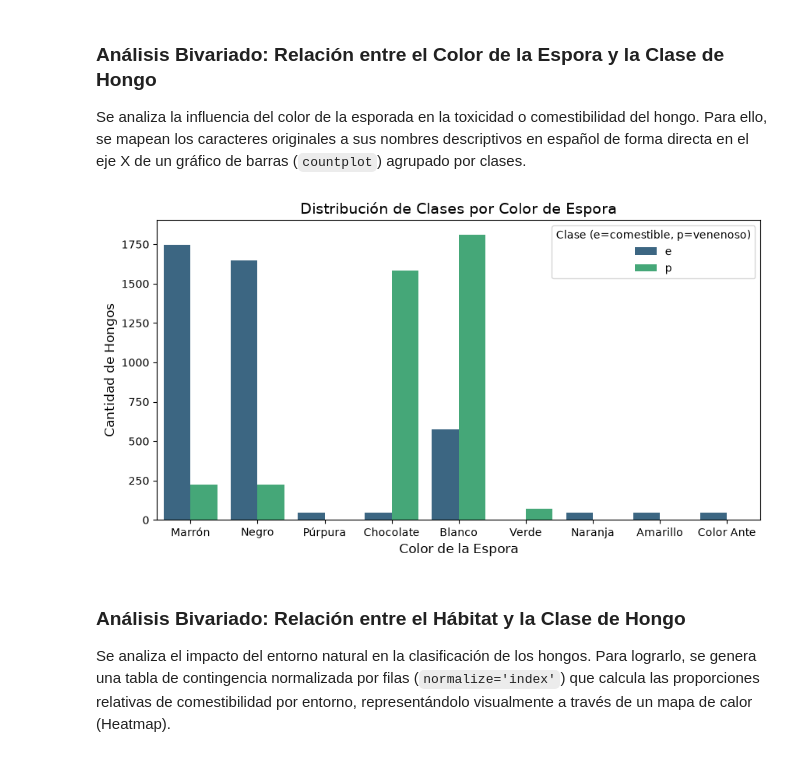
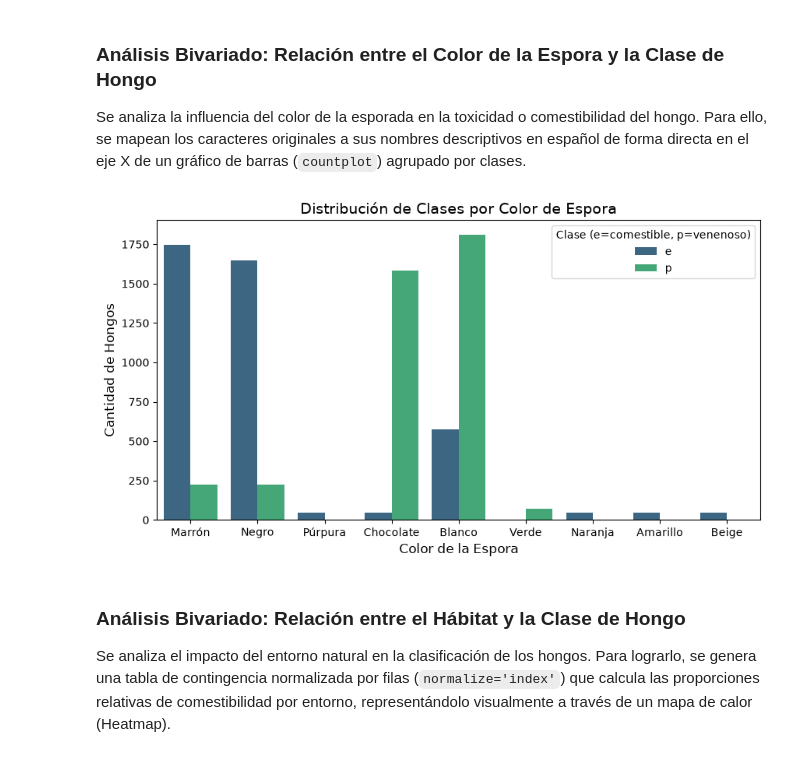
Before and after one commit to Bootcamp-DA-P2/DA-project-classification-Grupo-1, a Jupyter notebook: notebooks/01_limpieza_eda.ipynb, the cells around one changed output. Saved outputs shown, nothing was run; the diff lists cells and outputs as text; code cells hidden in the pictures.

```diff
--- a/notebooks/01_limpieza_eda.ipynb
+++ b/notebooks/01_limpieza_eda.ipynb
@@ -302,24 +304,24 @@ Se analiza la influencia del color de la esporada en la toxicidad o comestibilid
 # %%
 # Diccionario de traducción para convertir las abreviaturas de los colores de la espora a español
 traduccion_espora = {
-    'k': 'Negro', 'n': 'Marrón', 'b': 'Color Ante', 'h': 'Chocolate',
+    'k': 'Negro', 'n': 'Marrón', 'b': 'Beige', 'h': 'Chocolate',
     'r': 'Verde', 'o': 'Naranja', 'u': 'Púrpura', 'w': 'Blanco', 'y': 'Amarillo'
 }
 # Configurar las dimensiones del lienzo del gráfico
 plt.figure(figsize=(10, 5))
 # Generar el gráfico de barras aplicando la traducción al eje X sin modificar el DataFrame original
 # Se desglosa la visualización por clase utilizando la paleta de colores 'viridis'
 sns.countplot(x=df['spore-print-color'].map(traduccion_espora), hue=df['class'], palette='viridis')
 # Traducir y dar formato a los títulos de los ejes y el gráfico general
 plt.xlabel('Color de la Espora', fontsize=12)
 plt.ylabel('Cantidad de Hongos', fontsize=12)
 plt.title('Distribución de Clases por Color de Espora', fontsize=14)
 # Agregar leyenda descriptiva para el gráfico indicando el significado de 'e' y 'p'
 plt.legend(title='Clase (e=comestible, p=venenoso)')
 # Desplegar la gráfica resultante
 plt.show()
 # %% [output]
-[figure, old version]
+[figure, new version]
 # %% [markdown]
 ### Análisis Bivariado: Relación entre el Hábitat y la Clase de Hongo
 Se analiza el impacto del entorno natural en la clasificación de los hongos. Para lograrlo, se genera una tabla de contingencia normalizada por filas (`normalize='index'`) que calcula las proporciones relativas de comestibilidad por entorno, representándolo visualmente a través de un mapa de calor (Heatmap).
```
Also changed, not shown: parts of 16 cells of this notebook, 2 other files.
